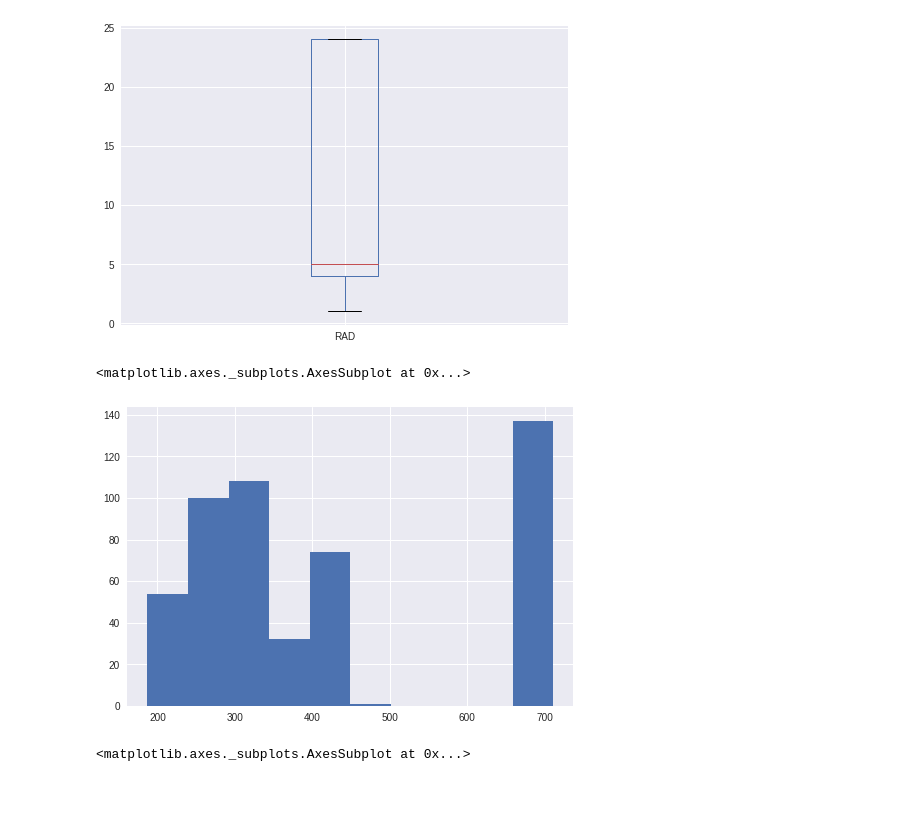
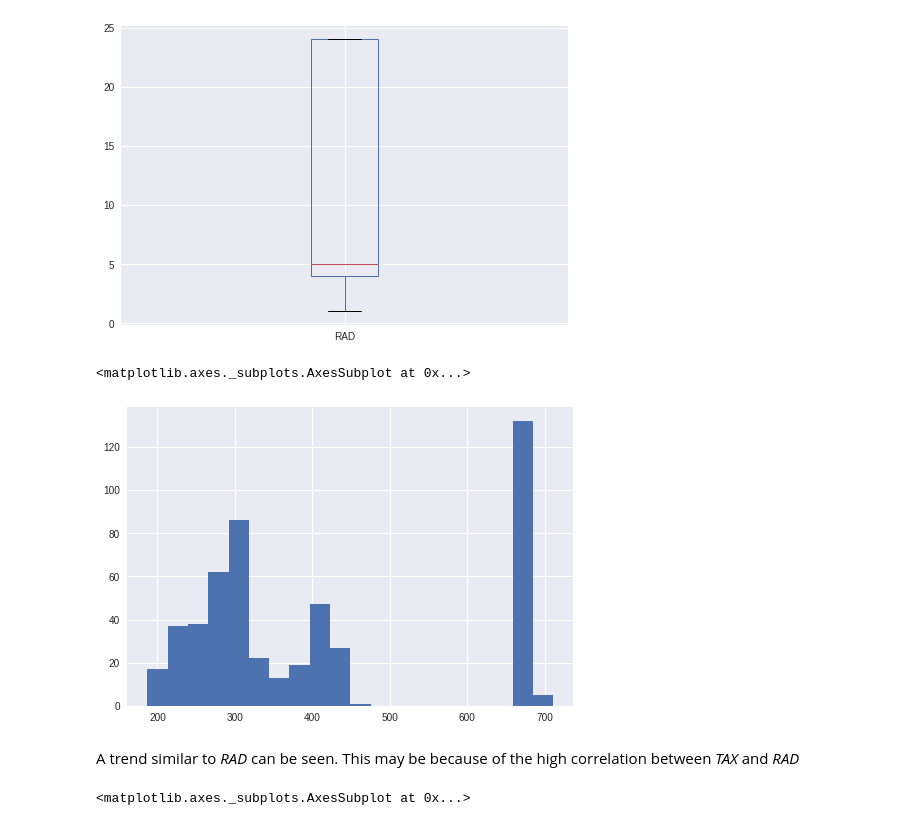
Before and after one commit to anushthakalia/Boston-Housing, a Jupyter notebook: Statistical_analysis_2.ipynb, the cells around one changed output. Cells and saved outputs as stored; diff of their text form; code cells hidden in the pictures; blank space fills up the shorter version.

```diff
--- a/Features1.ipynb
+++ b/Statistical_analysis_2.ipynb
@@ -7,7 +7,6 @@ from sklearn.model_selection import train_test_split
 from sklearn.model_selection import cross_val_score
 import matplotlib.pyplot as plt
 %matplotlib inline
-plt.style.use('ggplot')
 # %% [markdown]
 ----
 ****
@@ -243,10 +258,12 @@ df['RAD'].plot.box()
 <matplotlib.axes._subplots.AxesSubplot at 0x...>
 [figure]
 # %%
-df1['TAX'].hist()
+df1['TAX'].hist(bins=20)
 # %% [output]
 <matplotlib.axes._subplots.AxesSubplot at 0x...>
-[figure, old version]
+[figure, new version]
+# %% [markdown]
+A trend similar to *RAD* can be seen. This may be because of the high correlation between *TAX* and *RAD*
 # %%
 df['TAX'].plot.box()
 # %% [output]
```
Also changed, not shown: parts of 20 cells of this notebook.
